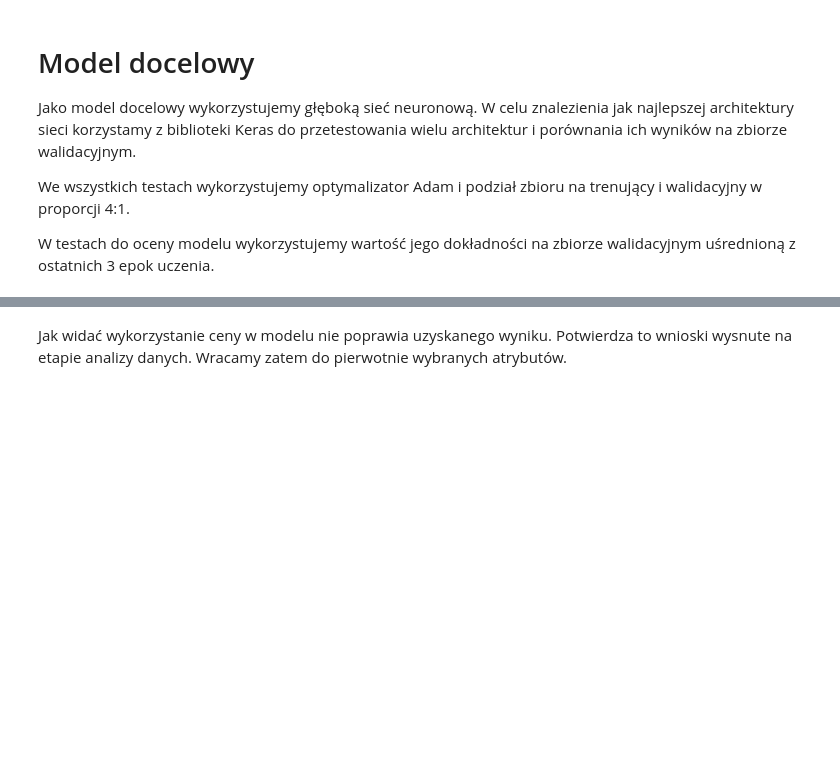
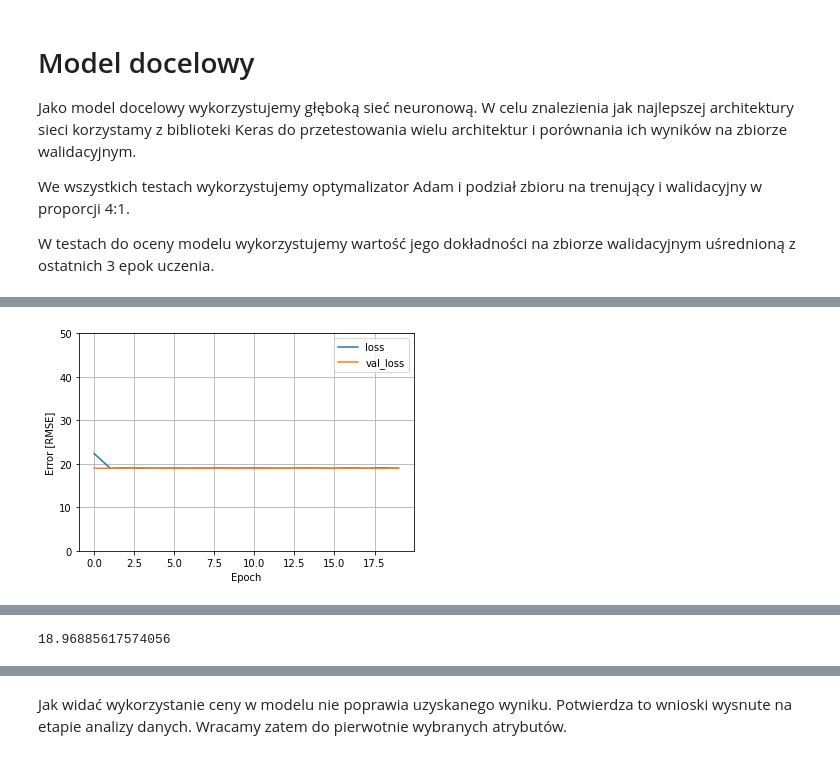
Before and after one commit to plibera/IUM_Project, a Jupyter notebook: models.ipynb, the cells around one changed output, grey strips where cells are left out. Drawn from its saved outputs; the diff is of its cells as text; code cells hidden in the pictures; blank space fills up the shorter version.

```diff
--- a/models.ipynb
+++ b/models.ipynb
@@ -652,13 +680,15 @@ plot_loss(test_model(model, epochs=20, verbose=0))
 # %%
 model = keras.Sequential()
 model.add(keras.Input(shape=(trainData.shape[1],)))
 model.add(layers.Dense(1024, activation="tanh"))
 model.add(layers.Dropout(0.2))
-model.add(layers.Dense(1024, activation="tanh"))
+model.add(layers.Dense(2048, activation="tanh"))
 model.add(layers.Dropout(0.2))
 model.add(layers.Dense(1024, activation="tanh"))
 model.add(layers.Dropout(0.2))
-model.add(layers.Dense(128, activation="tanh"))
+model.add(layers.Dense(256, activation="tanh"))
 model.add(layers.Dropout(0.2))
 model.add(layers.Dense(1, activation="relu"))
 plot_loss(test_model(model, epochs=20, verbose=0))
+# %% [output]
+[figure, added]
@@ -665,3 +696,4 @@ plot_loss(test_model(model, epochs=20, verbose=0))
+18.96885617574056
 # %%
 model = keras.Sequential()
 model.add(keras.Input(shape=(trainData.shape[1],)))
```
Also changed, not shown: parts of 39 cells of this notebook, 6 other files.
